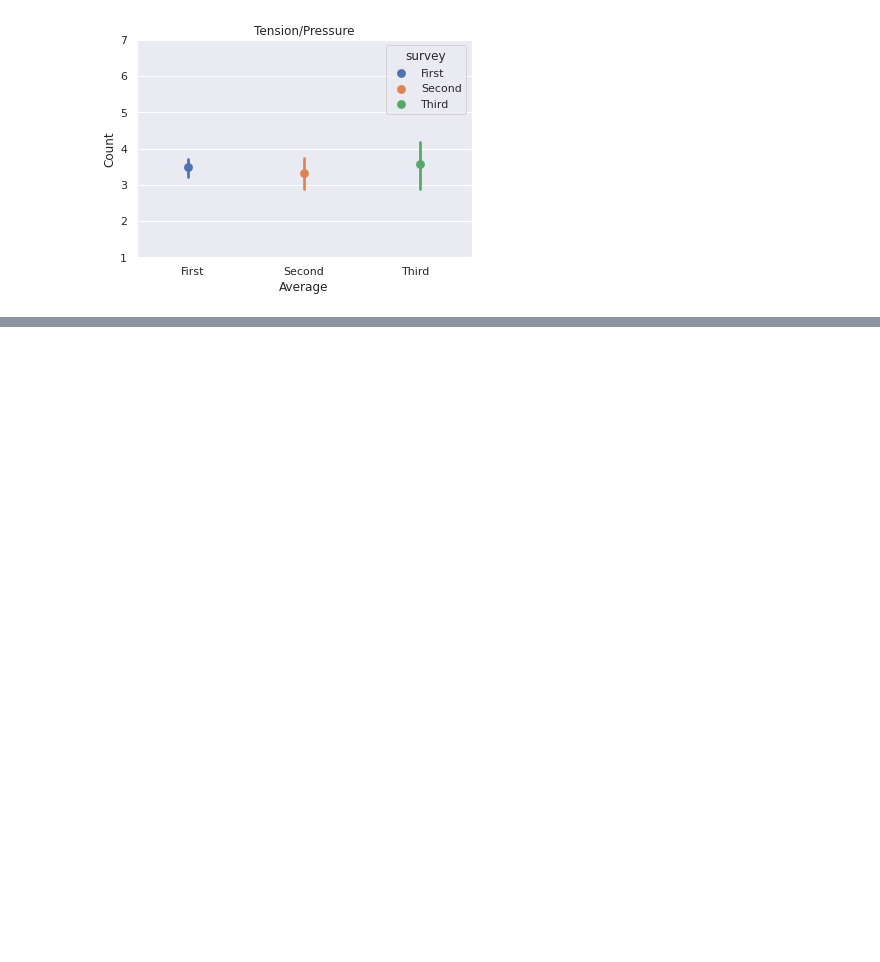
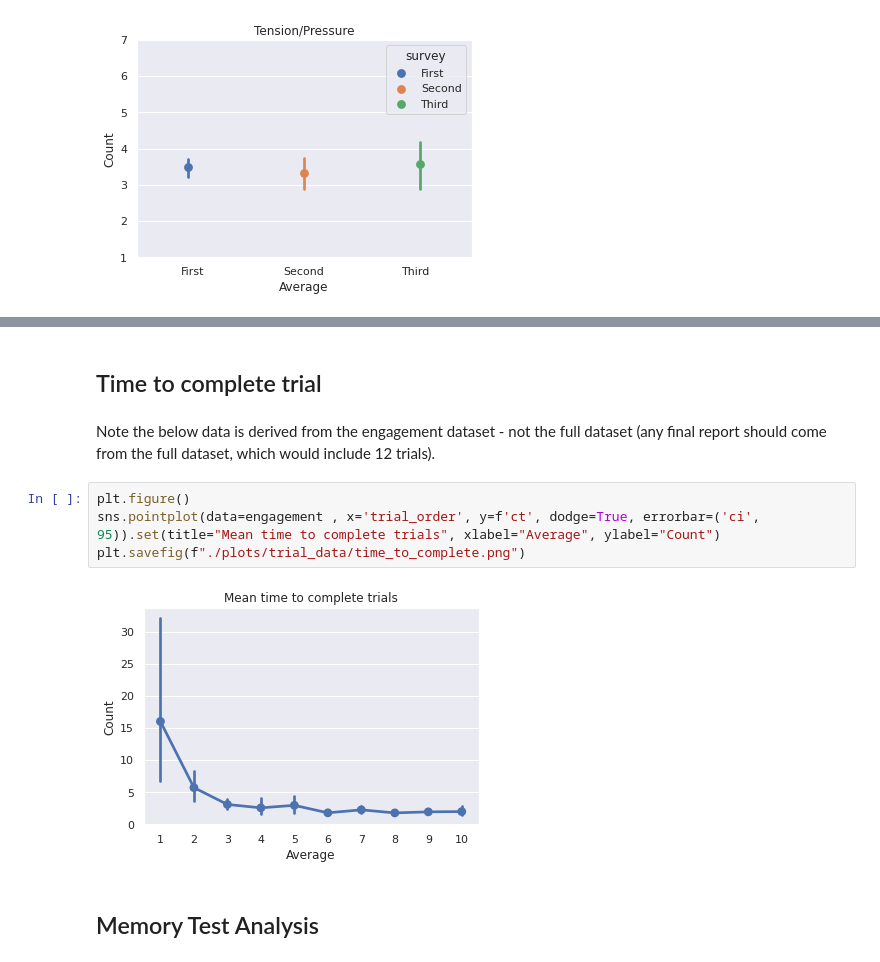
Before and after one commit to hermana/hci-experiment-analysis, a Jupyter notebook: no_guide_analysis.ipynb, the cells around one changed output, grey strips where cells are left out. Cells and saved outputs as stored; diff of their text form; blank space fills up the shorter version.

```diff
--- a/no_guide_analysis.ipynb
+++ b/no_guide_analysis.ipynb
@@ -339,0 +367,12 @@ for imi_category in IMI_GUIDE.keys():
+# %% [markdown]
+## Time to complete trial
+# %% [markdown]
+Note the below data is derived from the engagement dataset - not the full dataset (any final report should come from the full dataset, which would include 12 trials).
+# %%
+plt.figure()
+sns.pointplot(data=engagement , x='trial_order', y=f'ct', dodge=True, errorbar=('ci', 95)).set(title="Mean time to complete trials", xlabel="Average", ylabel="Count")
+plt.savefig(f"./plots/trial_data/time_to_complete.png")
+# %% [output]
+[figure, added]
+# %% [markdown]
+## Memory Test Analysis
```
Also changed, not shown: parts of 4 cells of this notebook, 2 other files.
